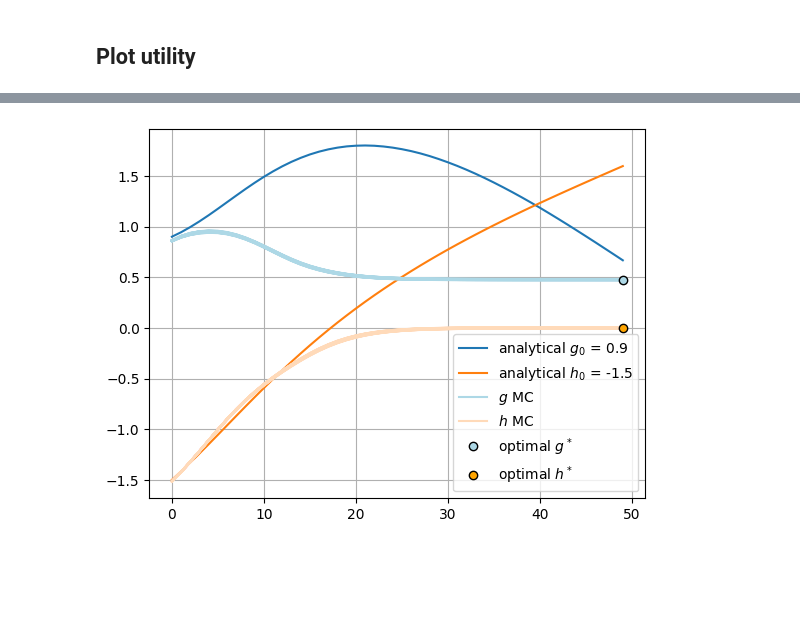
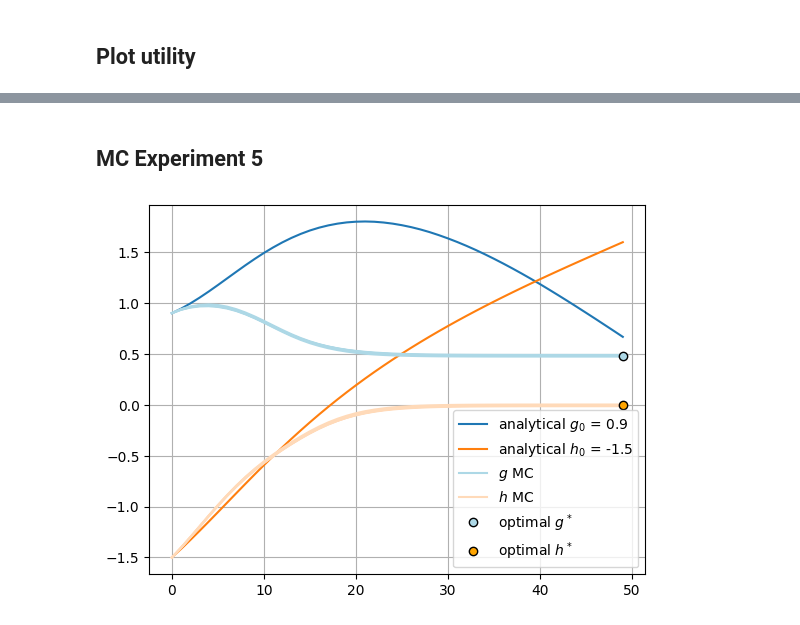
Before and after one commit to BandGapAI/gan-1d-least-squares, a Jupyter notebook: numerical_simulation.ipynb, the cells around one changed output, grey strips where cells are left out. Drawn from its saved outputs; the diff is of its cells as text; code cells hidden in the pictures; blank space fills up the shorter version.

```diff
--- a/numerical_simulation.ipynb
+++ b/numerical_simulation.ipynb
@@ -121,6 +124,6 @@ def run_SGD(config_gan, config_sgd, x, z):
   return g_path, h_path
 # %%
-def run_SGD_batch(config_gan, config_sgd, n_runs=100, n_samples=10_000):
+def run_SGD_batch(config_gan, config_sgd, n_runs=5, n_samples=1_000):
   g_paths = []
   h_paths = []
   for _ in tqdm(range(n_runs)):
@@ -132,11 +135,14 @@ def run_SGD_batch(config_gan, config_sgd, n_runs=100, n_samples=10_000):
 # %% [markdown]
 ## Plot utility
 # %%
-def plot_comparison(config_gan, config_sgd, g_paths, h_paths, fname_analytical, fname_output):
-    analytical = load_analytical(fname_analytical, 'Theta')
+def plot_comparison_and_save_mat(config_gan, config_sgd, g_paths, h_paths, fname_analytical=None):
     fig, _ = plt.subplots()
     plt.grid(True)
-    plt.plot(analytical, label=['analytical $g_0$ = 0.9', 'analytical $h_0$ = -1.5'])
+
+    if fname_analytical is not None:
+        analytical = load_analytical(fname_analytical, 'Theta')
+        plt.plot(analytical, label=[f'analytical $g_0$ = {config_sgd["g_initial"]}',
+                                    f'analytical $h_0$ = {config_sgd["h_initial"]}'])
     plt.plot(np.array(g_paths).transpose(), color='lightblue')
     plt.plot([], [], label='$g$ MC', color='lightblue')
     plt.plot(np.array(h_paths).transpose(), color='peachpuff')
@@ -147,6 +153,8 @@ def plot_comparison(config_gan, config_sgd, g_paths, h_paths, fname_analytical,
     plt.plot(n_steps, 0, marker='o', linestyle='None',
              label='optimal $h^*$', color='orange', markeredgecolor='black')
     plt.legend()
-    fig.savefig(fname_output, format='pdf')
+    ofname = f'python_gh_test_case_c_{config_gan["c"]}_g_{config_sgd["g_initial"]}_h{config_sgd["h_initial"]}'
+    fig.savefig(os.path.join('content', ofname + '.pdf'), format='pdf')
+    savemat(os.path.join('content', ofname + '.mat'), {'g_paths': g_paths, 'h_paths': h_paths})
     plt.show()
 # %% [markdown]
@@ -176,9 +270,27 @@ savemat('content/python_gh_test_case_c_2.1_g_0.9_h_-1.5.mat', {'g_paths': g_path
+# %% [markdown]
+## MC Experiment 5
+# %%
+config_gan = {
+    "a": None,
+    "b": None,
+    "c": 2.1,
+    "g": None,
+    "h": None,
+}
+config_sgd = {
+    "g_initial": 0.9,
+    "h_initial": -1.5,
+    "eps_g": 0.4,
+    "eps_h": 0.4,
+    "n_steps": 50
+}
+# %%
+g_paths, h_paths = run_SGD_batch(config_gan=config_gan, config_sgd=config_sgd)
 # %%
-plot_comparison(config_gan=config_gan,
-                config_sgd=config_sgd,
-                g_paths=g_paths,
-                h_paths=h_paths,
-                fname_analytical='content/gh_test_case_c2_1_g0_9_h1_5.mat',
-                fname_output='content/gh_test_case_c2_1_g0_9_h1_5.pdf')
+plot_comparison_and_save_mat(config_gan=config_gan,
+                             config_sgd=config_sgd,
+                             g_paths=g_paths,
+                             h_paths=h_paths,
+                             fname_analytical='content/gh_test_case_c2_1_g0_9_h1_5.mat')
 # %% [output]
-[figure, old version]
+[figure, new version]
```
Also changed, not shown: parts of 20 cells of this notebook, 13 other files.
